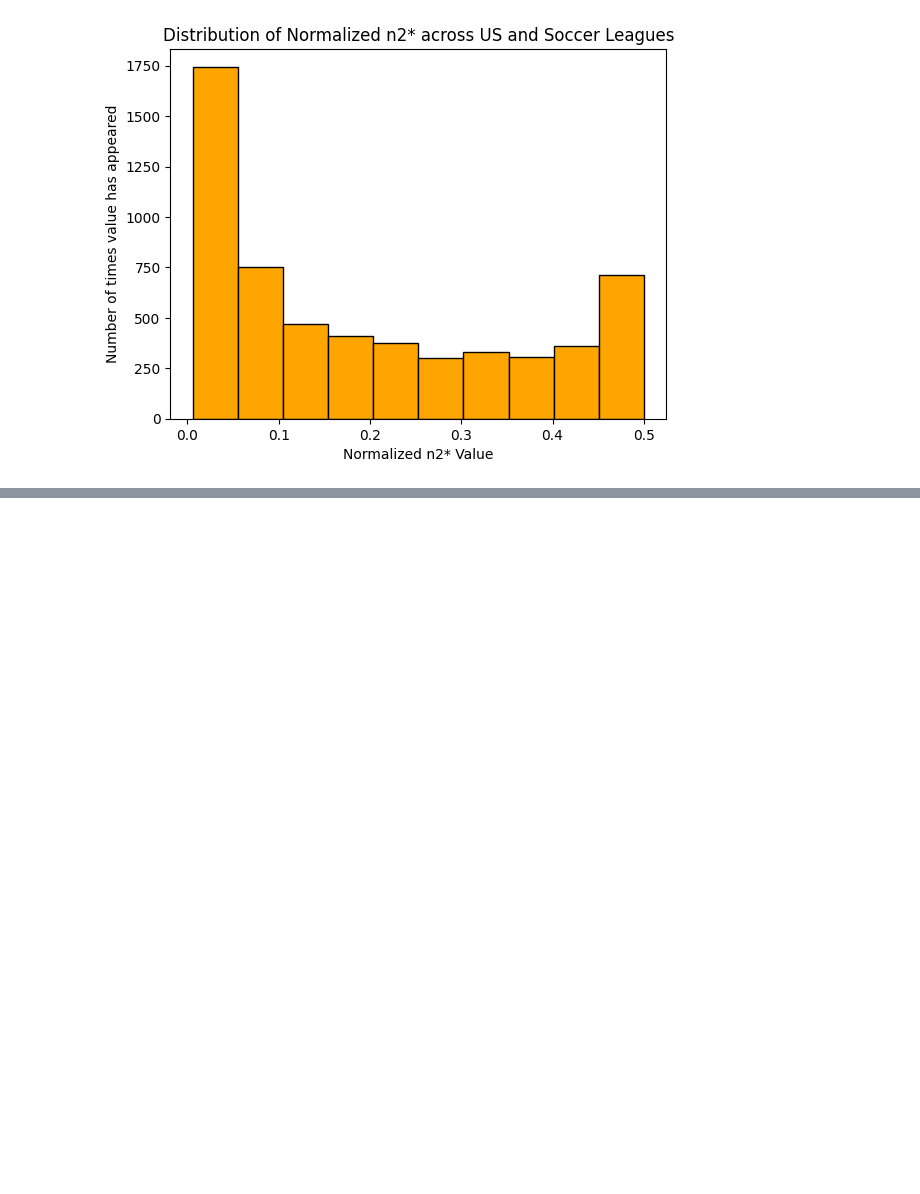
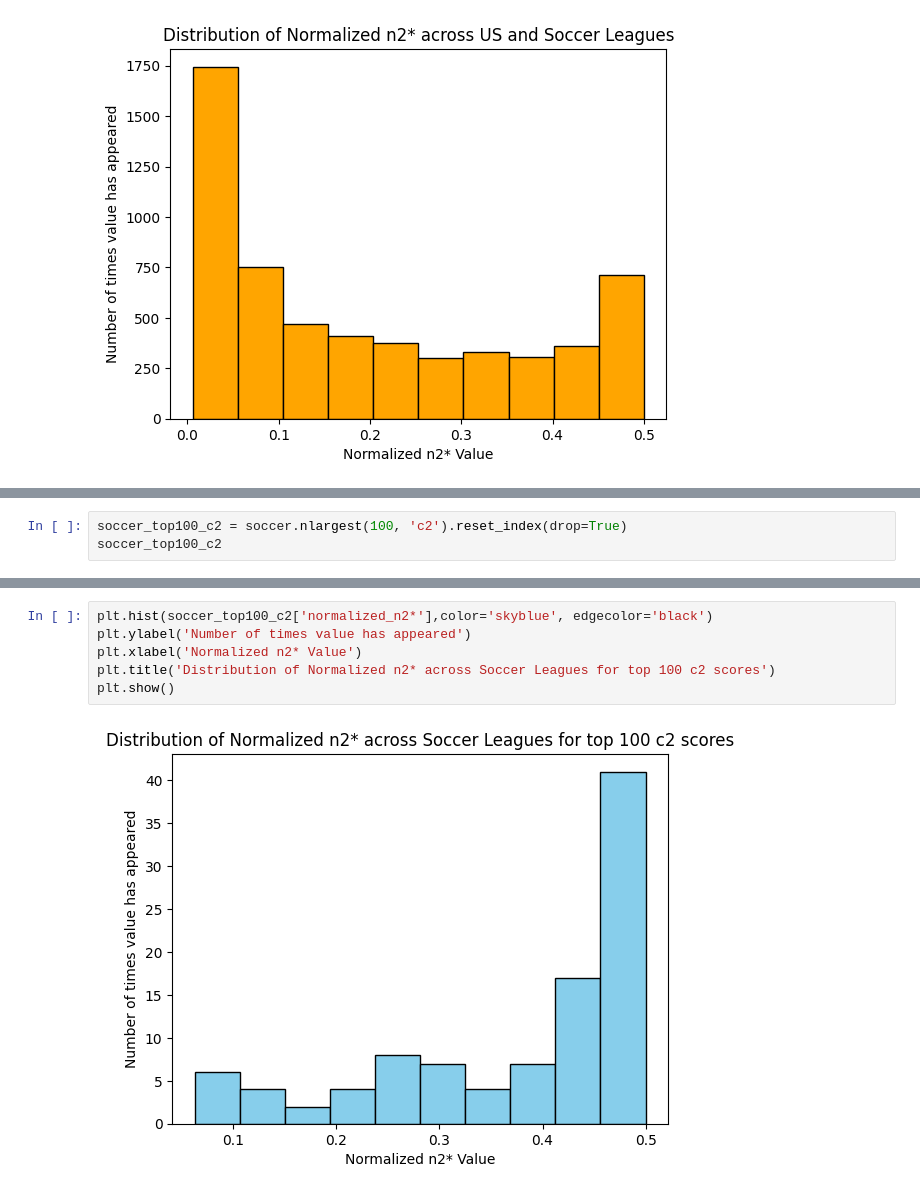
Before and after one commit to RyanRegalado/Win-Loss-Sequences-Sp2026, a Jupyter notebook: output/n2_star_analysis.ipynb, the cells around one changed output, grey strips where cells are left out. Saved outputs shown, nothing was run; the diff lists cells and outputs as text; blank space fills up the shorter version.

Commit message:
Updated n2 star analysis to included analytics for only top 100 c2 scores

```diff
--- a/output/n2_star_analysis.ipynb
+++ b/output/n2_star_analysis.ipynb
@@ -795,0 +800,3 @@ plt.show()
+# %%
+soccer_top100_c2 = soccer.nlargest(100, 'c2').reset_index(drop=True)
+soccer_top100_c2
@@ -795,0 +849,8 @@ plt.show()
+# %%
+plt.hist(soccer_top100_c2['normalized_n2*'],color='skyblue', edgecolor='black')
+plt.ylabel('Number of times value has appeared')
+plt.xlabel('Normalized n2* Value')
+plt.title('Distribution of Normalized n2* across Soccer Leagues for top 100 c2 scores')
+plt.show()
+# %% [output]
+[figure, added]
```
Also changed, not shown: parts of 40 cells of this notebook.
